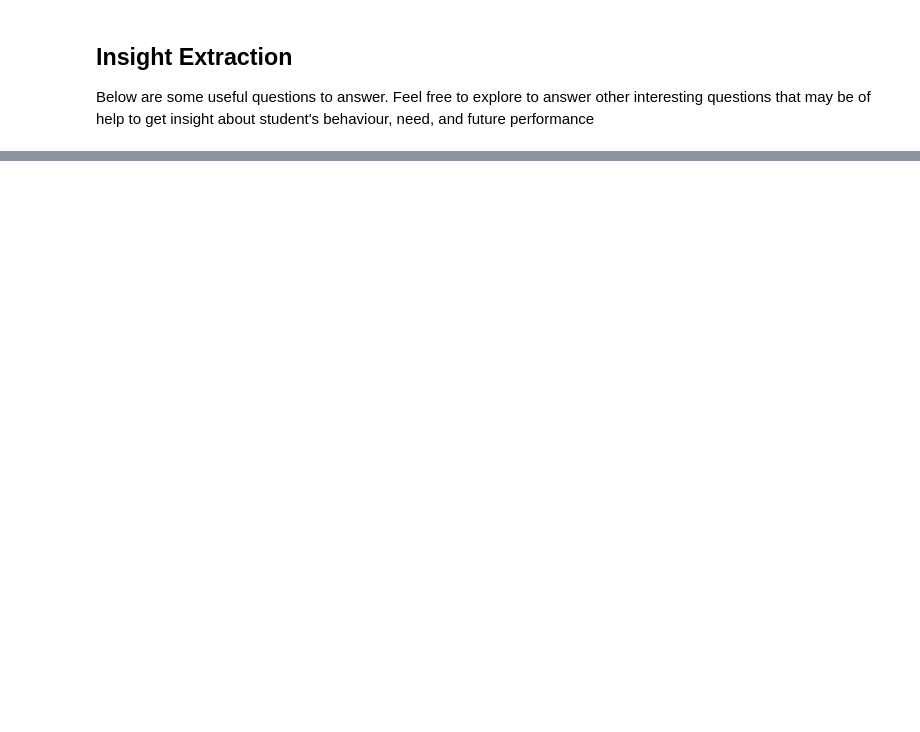
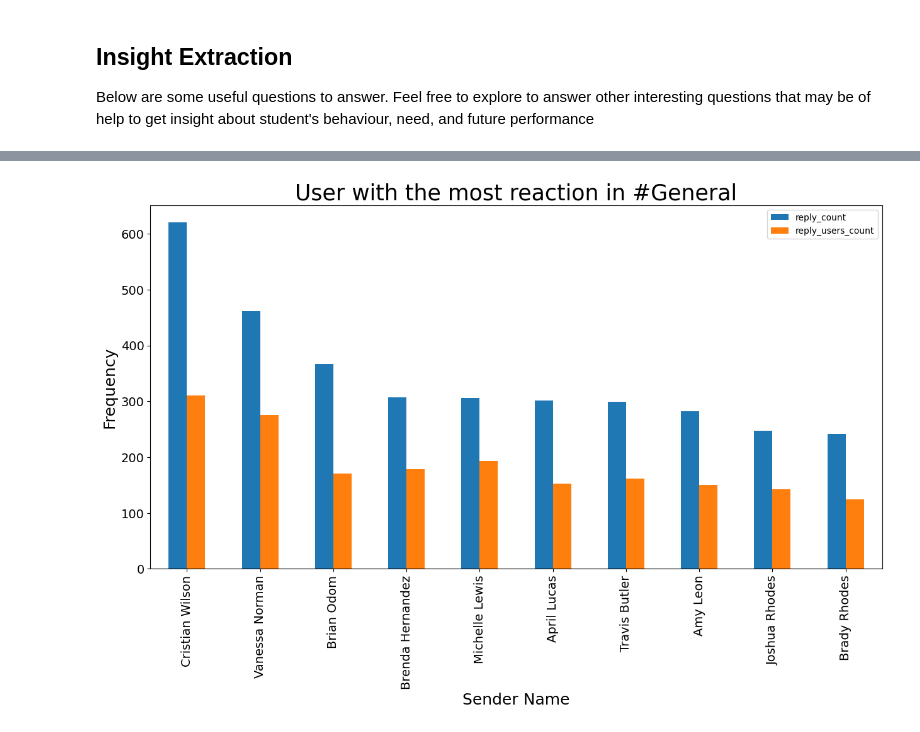
Before and after one commit to aronsinkie/week0_starter_network_analysis, a Jupyter notebook: notebooks/parse_slack_data.ipynb, the cells around one changed output, grey strips where cells are left out. Saved outputs shown, nothing was run; the diff lists cells and outputs as text; code cells hidden in the pictures; blank space fills up the shorter version.

```diff
--- a/notebooks/parse_slack_data.ipynb
+++ b/notebooks/parse_slack_data.ipynb
@@ -350,0 +123,13 @@ NameError: name 'data' is not defined
+# %%
+# what is the time range of the day that most messages are sent?
+# what is the time range of the day that most messages are sent?
+# what kind of messages are replied faster than others?
+# Relationship between # of messages and # of reactions
+# what kind of messages are replied faster than others?
+# Classify messages into different categories such as questions, answers, comments, etc.
+# Which users got the most reactions?
+# Model topics mentioned in the channel
+# What are the topics that got the most reactions?
+draw_user_reaction(parsed_df)
+# %% [output]
+[figure, added]
```
Also changed, not shown: parts of 46 cells of this notebook, 2 other files.
